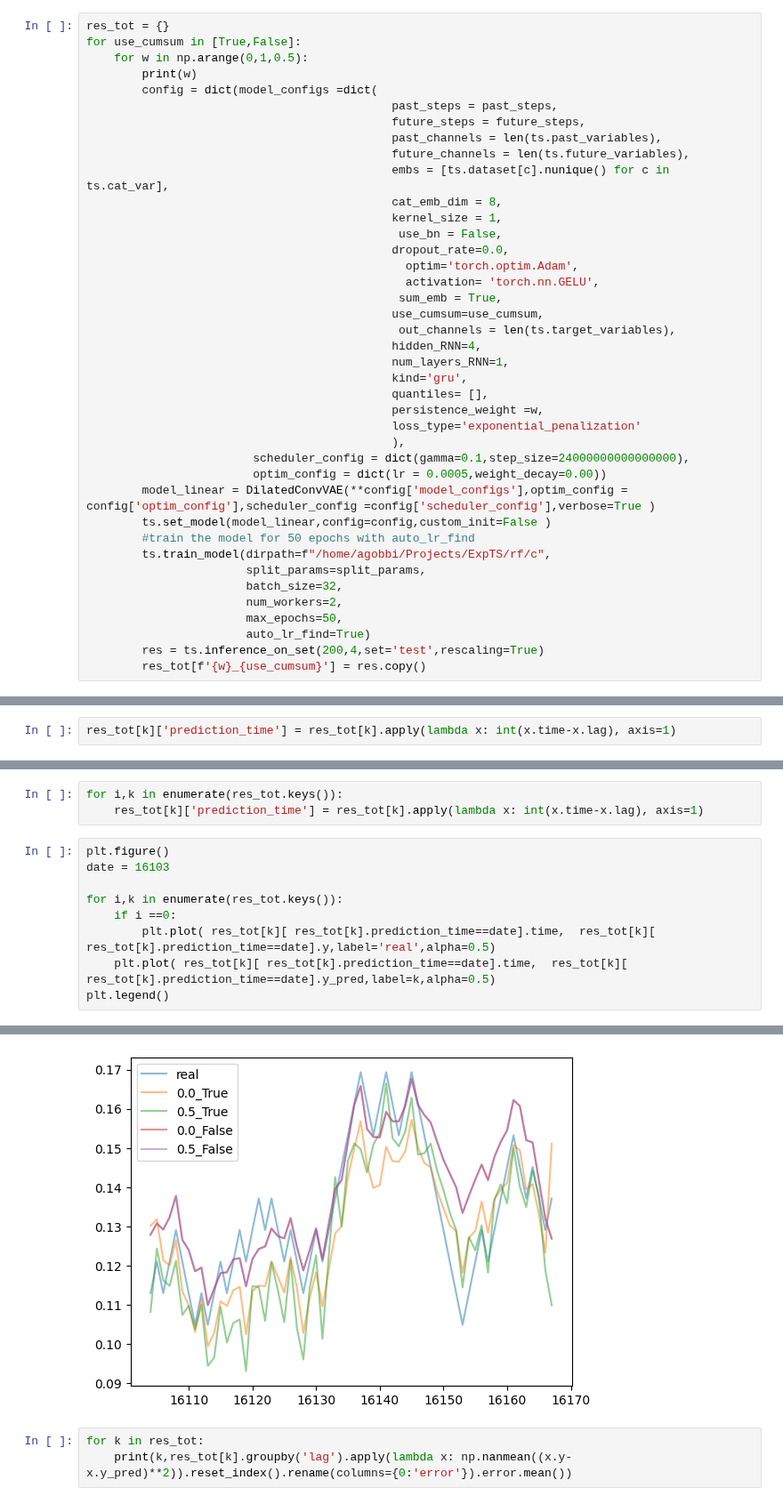
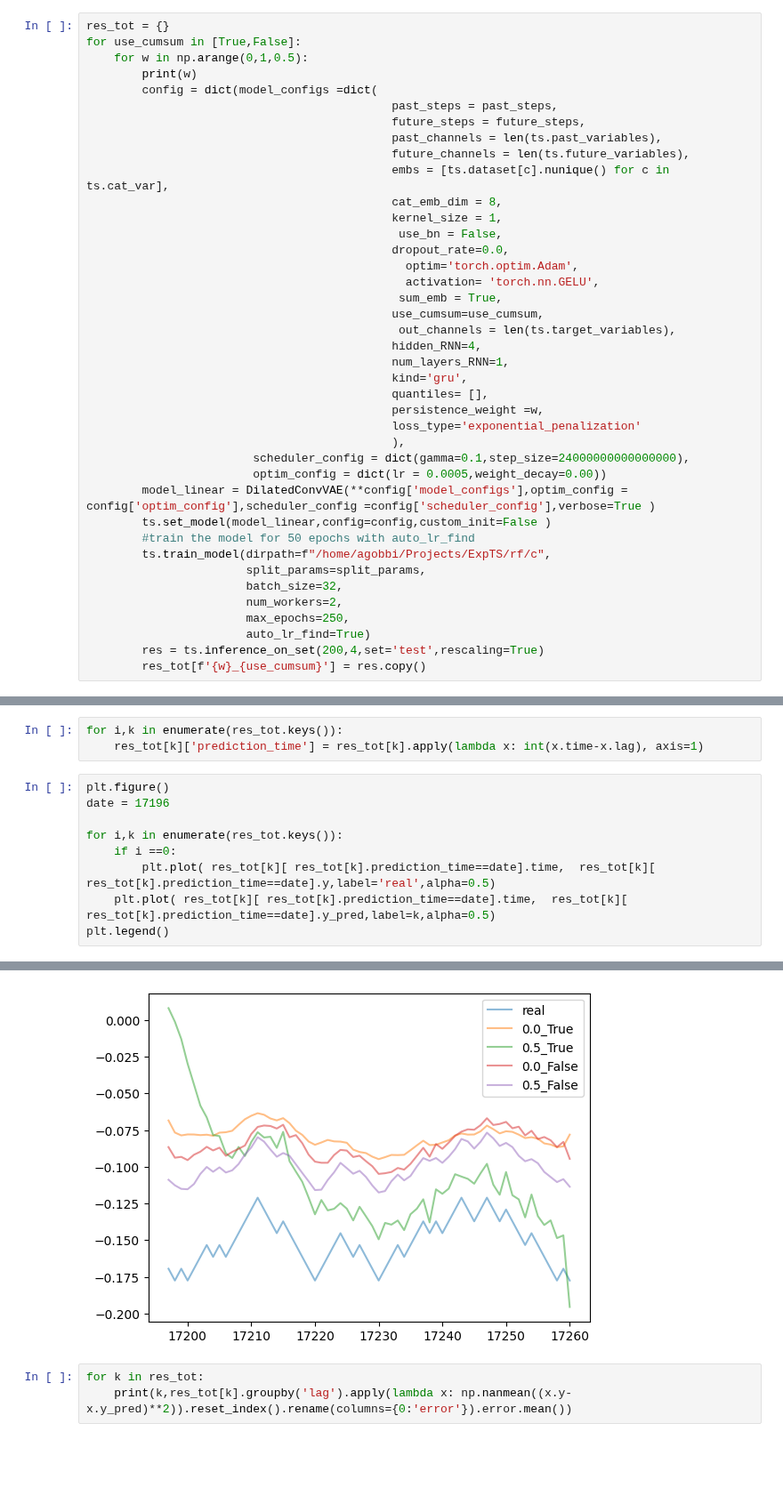
Before and after one commit to DSIP-FBK/DSIPTS, a Jupyter notebook: notebooks/6- non_predictable-conv2.ipynb, the cells around one changed output, grey strips where cells are left out. Shown at 89% size. Drawn from its saved outputs; the diff is of its cells as text; blank space fills up the shorter version.

```diff
--- a/notebooks/6- non_predictable-conv2.ipynb
+++ b/notebooks/6- non_predictable-conv2.ipynb
@@ -87,7 +87,7 @@ for use_cumsum in [True,False]:
                        split_params=split_params,
                        batch_size=32,
                        num_workers=2,
-                       max_epochs=50,
+                       max_epochs=250,
                        auto_lr_find=True)
         res = ts.inference_on_set(200,4,set='test',rescaling=True)
         res_tot[f'{w}_{use_cumsum}'] = res.copy()
@@ -236,2 +131,0 @@ res_tot[k]
-# %%
-res_tot[k]['prediction_time'] = res_tot[k].apply(lambda x: int(x.time-x.lag), axis=1)
@@ -256,16 +134,16 @@ for i,k in enumerate(res_tot.keys()):
     res_tot[k]['prediction_time'] = res_tot[k].apply(lambda x: int(x.time-x.lag), axis=1)
 # %%
 plt.figure()
-date = 16103
+date = 17196
 
 for i,k in enumerate(res_tot.keys()):
     if i ==0:
         plt.plot( res_tot[k][ res_tot[k].prediction_time==date].time,  res_tot[k][ res_tot[k].prediction_time==date].y,label='real',alpha=0.5)
     plt.plot( res_tot[k][ res_tot[k].prediction_time==date].time,  res_tot[k][ res_tot[k].prediction_time==date].y_pred,label=k,alpha=0.5)
 plt.legend()
 # %% [output]
 <matplotlib.legend.Legend at 0x...>
-[figure, old version]
+[figure, new version]
 # %%
 for k in res_tot:
     print(k,res_tot[k].groupby('lag').apply(lambda x: np.nanmean((x.y-x.y_pred)**2)).reset_index().rename(columns={0:'error'}).error.mean())
```
Also changed, not shown: parts of 11 cells of this notebook, 2 other files.
